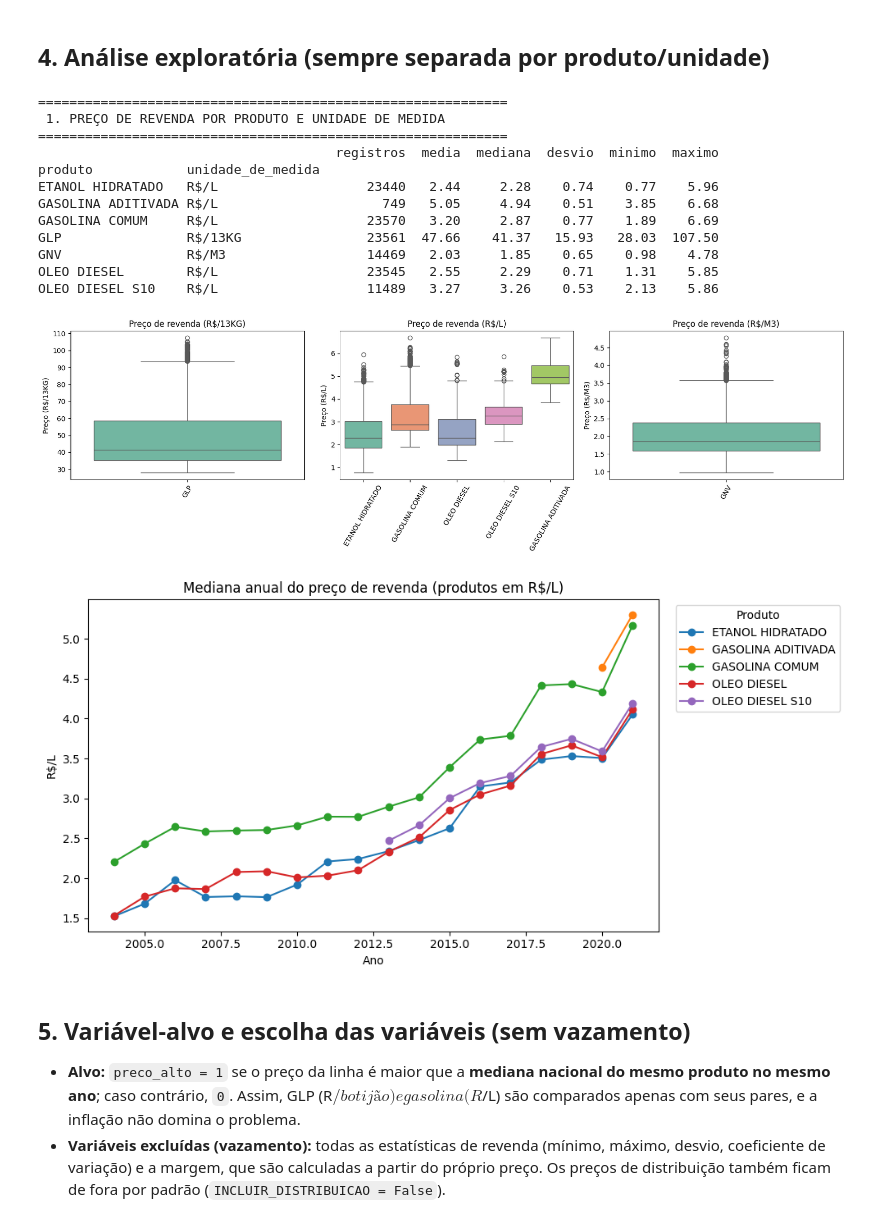
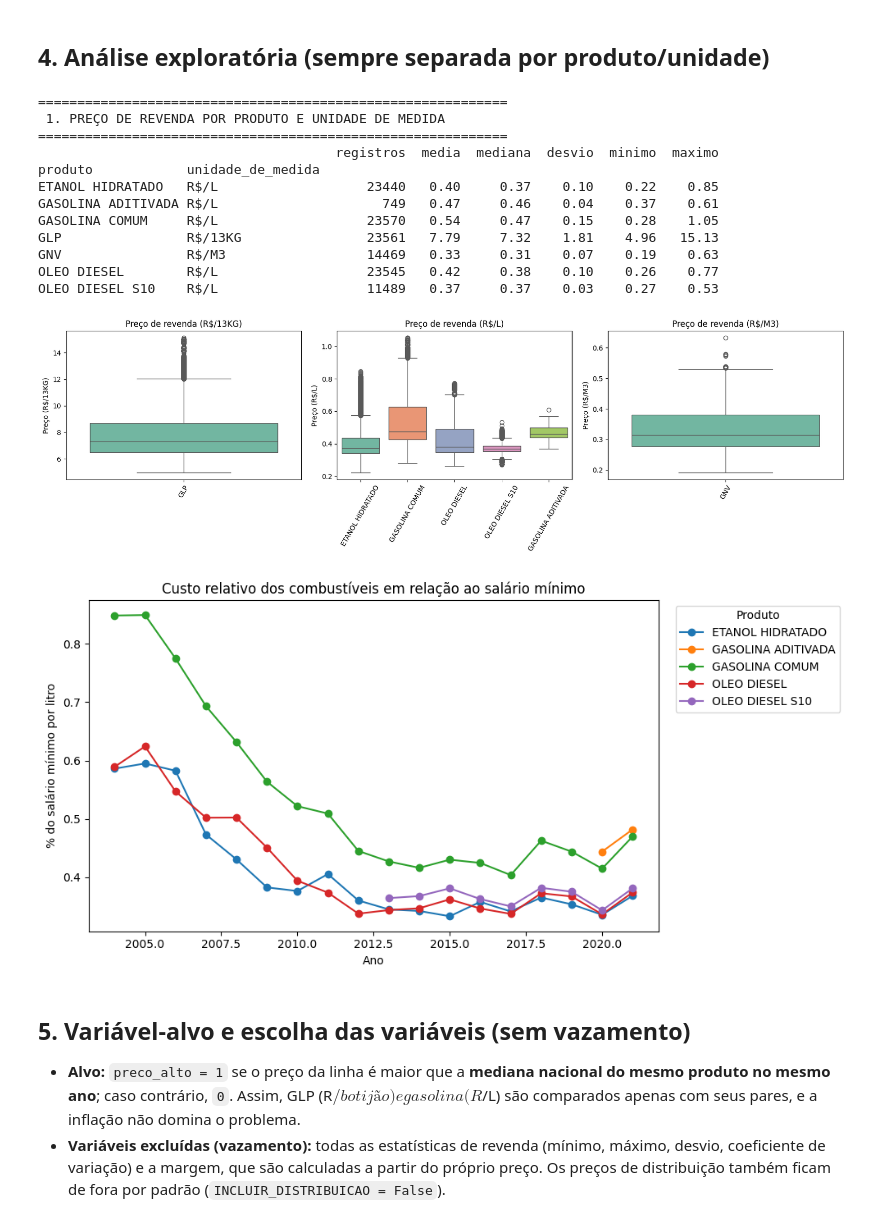
Before and after one commit to gmatheushq/IntCienciaDeDados, a Jupyter notebook: gas_brazil_logistica_versao2.ipynb, the cells around one changed output. Cells and saved outputs as stored; diff of their text form; code cells hidden in the pictures.

```diff
--- a/gas_brazil_logistica_versao2.ipynb
+++ b/gas_brazil_logistica_versao2.ipynb
@@ -139,54 +148,71 @@ print(" 1. PREÇO DE REVENDA POR PRODUTO E UNIDADE DE MEDIDA ")
 print("=" * 60)
 
 resumo = (
-    df.groupby(["produto", "unidade_de_medida"])[PRECO]
+    df.groupby(["produto", "unidade_de_medida"])["percentual_salario"]
       .agg(["count", "mean", "median", "std", "min", "max"])
       .round(2)
       .rename(columns={"count": "registros", "mean": "media", "median": "mediana",
                        "std": "desvio", "min": "minimo", "max": "maximo"})
 )
 print(resumo.to_string())
 
 # Gráfico 1: um boxplot por unidade de medida (cada escala em seu próprio painel)
 unidades = sorted(df["unidade_de_medida"].dropna().unique())
 fig, eixos = plt.subplots(1, len(unidades), figsize=(5.5 * len(unidades), 5), squeeze=False)
 for ax, un in zip(eixos[0], unidades):
     sub = df[df["unidade_de_medida"] == un]
-    sns.boxplot(data=sub, x="produto", y=PRECO, hue="produto",
-                palette="Set2", legend=False, ax=ax)
+    sns.boxplot(
+        data=sub,
+        x="produto",
+        y="percentual_salario",
+        hue="produto",
+        palette="Set2",
+        legend=False,
+        ax=ax
+    )
+
+    ax.set_ylabel("% do salário mínimo por unidade")
+    # sns.boxplot(data=sub, x="produto", y=PRECO, hue="produto",
+    #             palette="Set2", legend=False, ax=ax)
     ax.set_title(f"Preço de revenda ({un})")
     ax.set_xlabel("")
     ax.set_ylabel(f"Preço ({un})")
     ax.tick_params(axis="x", rotation=60)
 plt.tight_layout()
 plt.show()
 
 # Gráfico 2: evolução da mediana anual dos produtos vendidos em R$/L
 litros = df[df["unidade_de_medida"] == "R$/L"]
 if not litros.empty:
-    evolucao = litros.groupby(["ano", "produto"])[PRECO].median().unstack()
+    evolucao = (
+    litros.groupby(["ano", "produto"])["percentual_salario"]
+    .median()
+    .unstack()
+    )
+
     evolucao.plot(figsize=(10, 5), marker="o")
-    plt.title("Mediana anual do preço de revenda (produtos em R$/L)")
+
+    plt.title("Custo relativo dos combustíveis em relação ao salário mínimo")
     plt.xlabel("Ano")
-    plt.ylabel("R$/L")
+    plt.ylabel("% do salário mínimo por litro")
     plt.legend(title="Produto", bbox_to_anchor=(1.02, 1), loc="upper left")
     plt.tight_layout()
     plt.show()
 # %% [output]
 ============================================================
  1. PREÇO DE REVENDA POR PRODUTO E UNIDADE DE MEDIDA
 ============================================================
                                       registros  media  mediana  desvio  minimo  maximo
 produto            unidade_de_medida
-ETANOL HIDRATADO   R$/L                   23440   2.44     2.28    0.74    0.77    5.96
-GASOLINA ADITIVADA R$/L                     749   5.05     4.94    0.51    3.85    6.68
-GASOLINA COMUM     R$/L                   23570   3.20     2.87    0.77    1.89    6.69
-GLP                R$/13KG                23561  47.66    41.37   15.93   28.03  107.50
-GNV                R$/M3                  14469   2.03     1.85    0.65    0.98    4.78
-OLEO DIESEL        R$/L                   23545   2.55     2.29    0.71    1.31    5.85
-OLEO DIESEL S10    R$/L                   11489   3.27     3.26    0.53    2.13    5.86
+ETANOL HIDRATADO   R$/L                   23440   0.40     0.37    0.10    0.22    0.85
+GASOLINA ADITIVADA R$/L                     749   0.47     0.46    0.04    0.37    0.61
+GASOLINA COMUM     R$/L                   23570   0.54     0.47    0.15    0.28    1.05
+GLP                R$/13KG                23561   7.79     7.32    1.81    4.96   15.13
+GNV                R$/M3                  14469   0.33     0.31    0.07    0.19    0.63
+OLEO DIESEL        R$/L                   23545   0.42     0.38    0.10    0.26    0.77
+OLEO DIESEL S10    R$/L                   11489   0.37     0.37    0.03    0.27    0.53
-[figure, old version]
+[figure, new version]
-[figure, old version]
+[figure, new version]
 # %% [markdown]
 ## 5. Variável-alvo e escolha das variáveis (sem vazamento)
 
```
Also changed, not shown: parts of 1 cell of this notebook.
